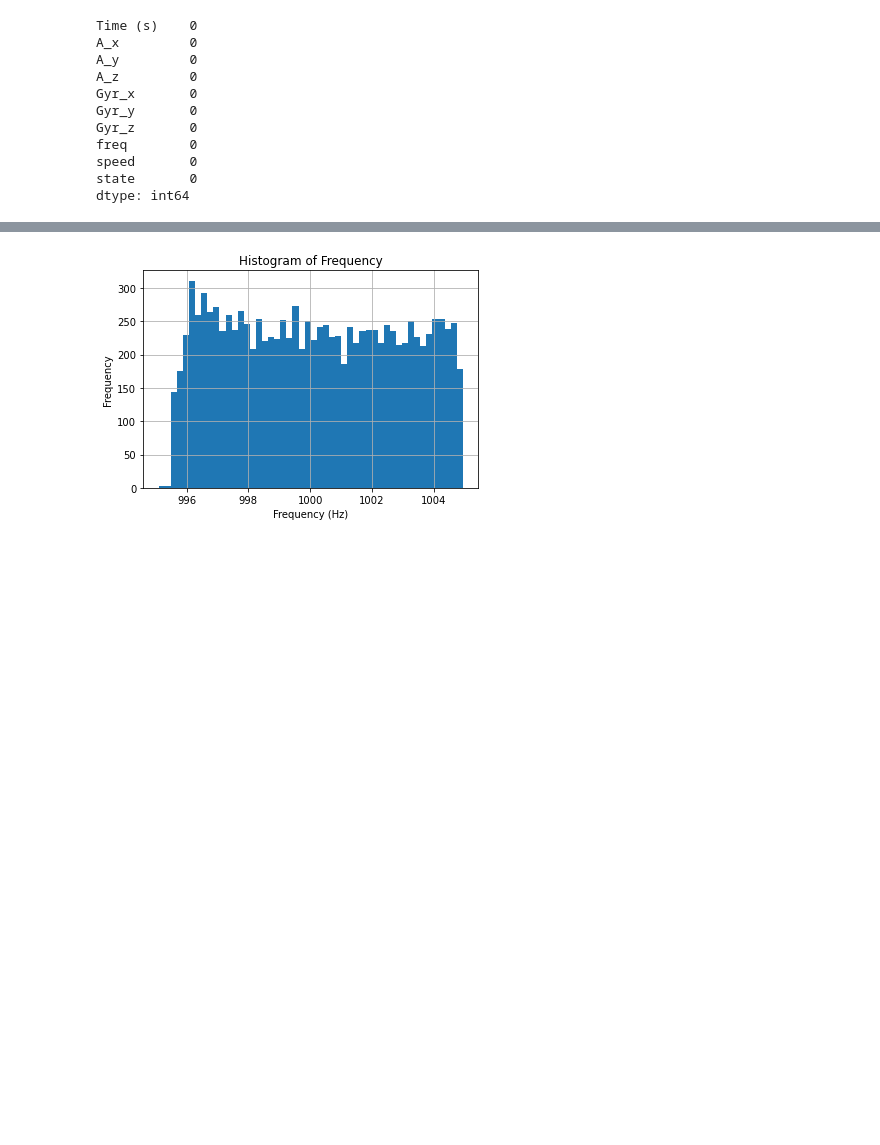
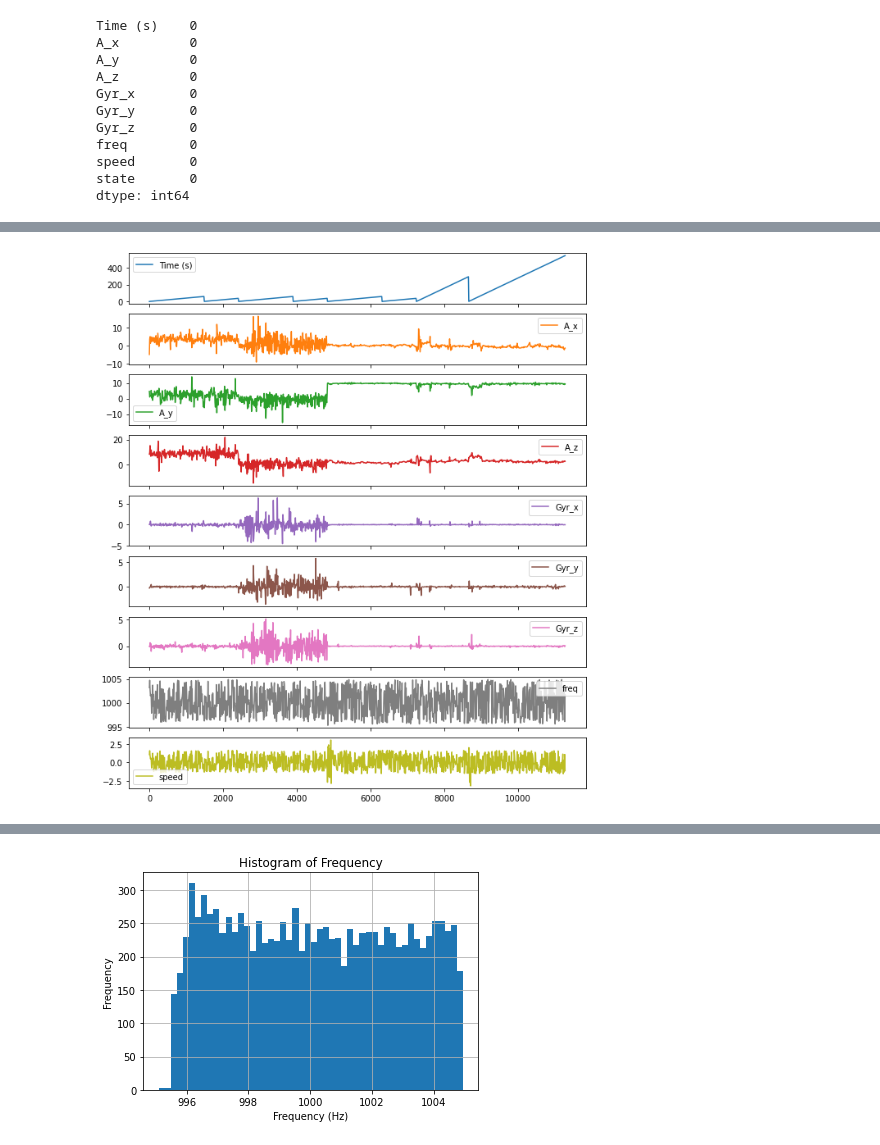
Before and after one commit to arthursun1997/ML4QS, a Jupyter notebook: Model_training.ipynb, the cells around one changed output, grey strips where cells are left out. Cells and saved outputs as stored; diff of their text form; code cells hidden in the pictures; blank space fills up the shorter version.

```diff
--- a/Model_training.ipynb
+++ b/Model_training.ipynb
@@ -474,0 +524,6 @@ merged_all.to_csv('merged_all_final.csv', index=False)
+# %%
+#plot the data with stepsize of 10
+merged_all.iloc[::10].plot(subplots=True, figsize=(10,12))
+plt.show()
+# %% [output]
+[figure, added]
```
Also changed, not shown: parts of 13 cells of this notebook, 1 other file.
